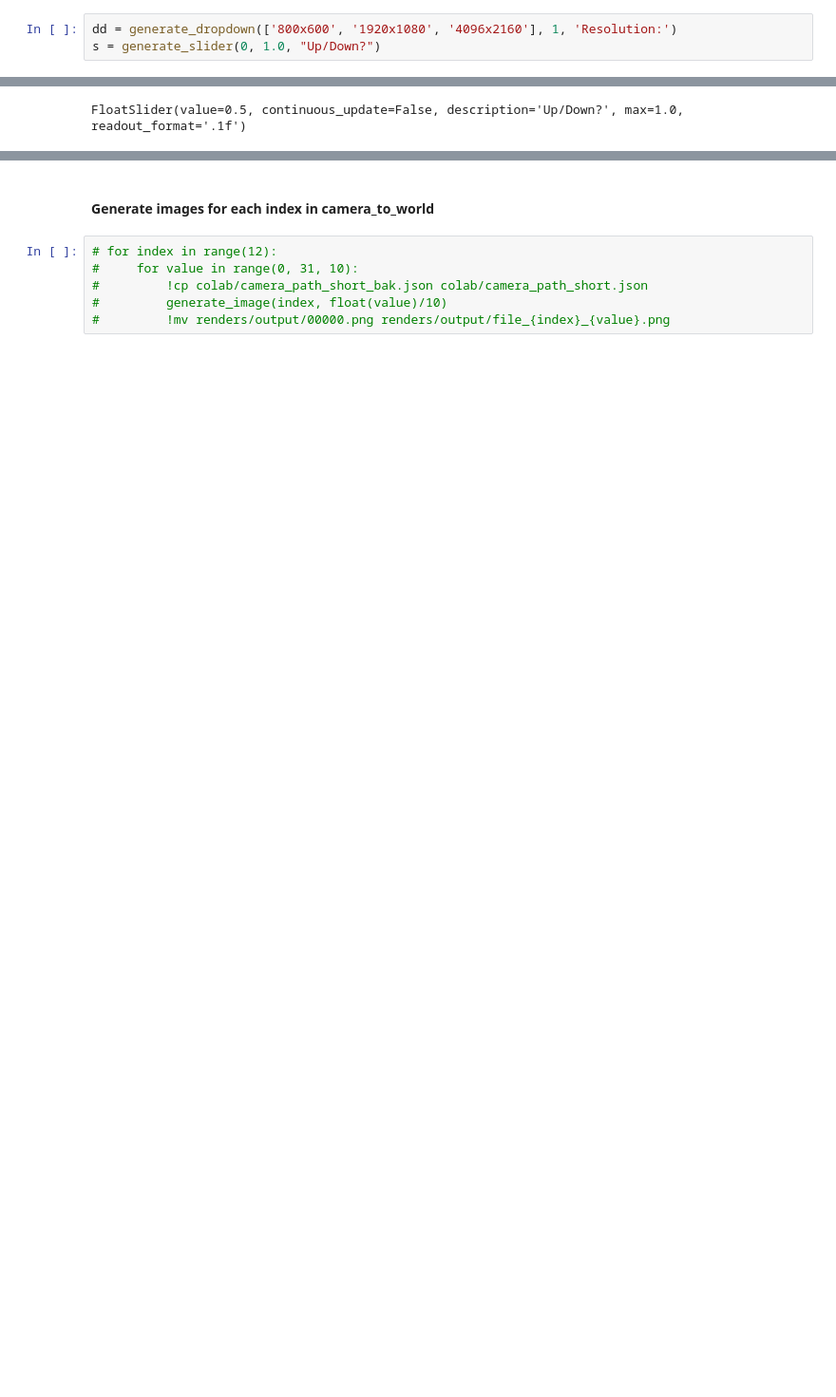
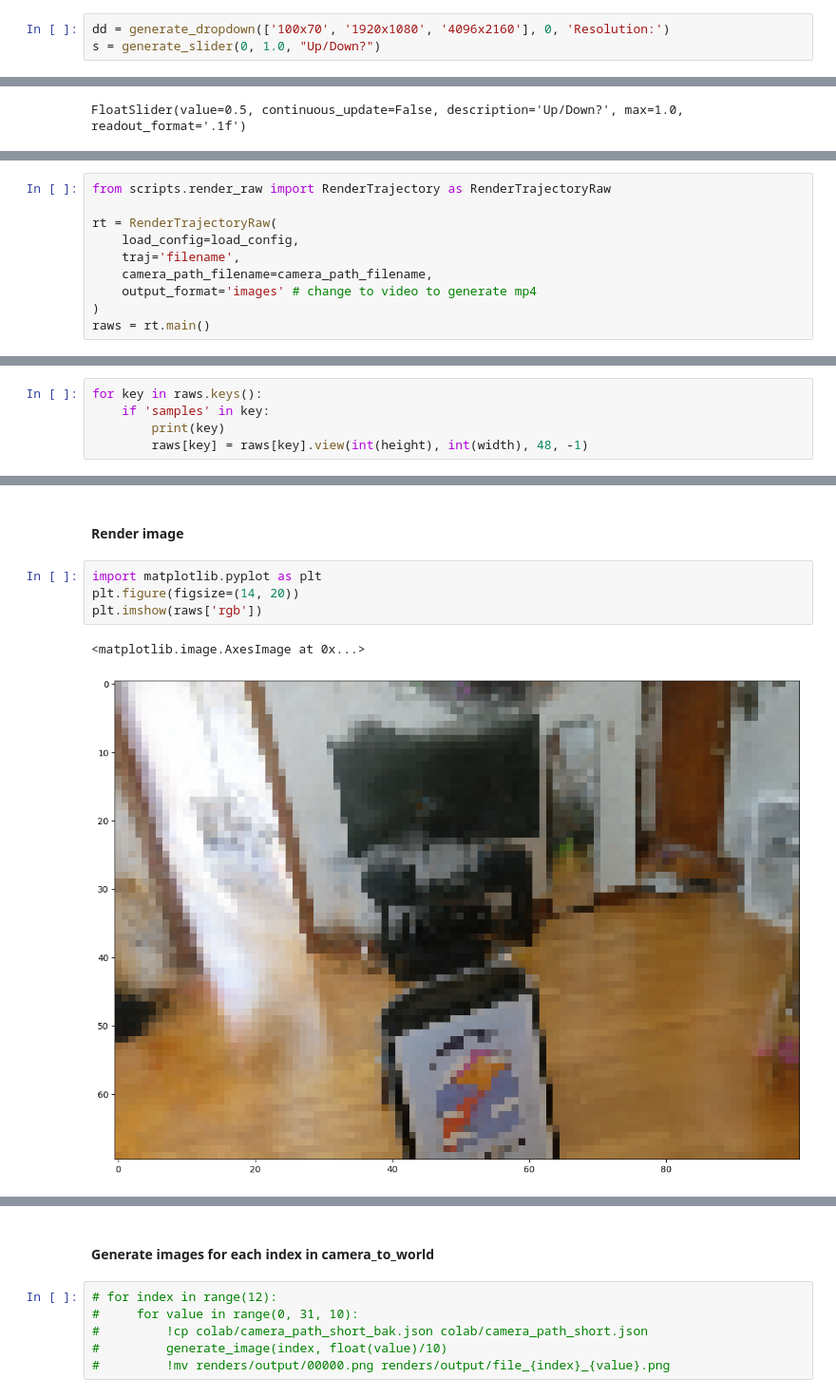
Before and after one commit to misza222/nerfstudio, a Jupyter notebook: colab/GenerateNovelViews.ipynb, the cells around one changed output, grey strips where cells are left out. Shown: that part at 95% size. Cells and saved outputs as stored; diff of their text form; blank space fills up the shorter version.

Commit message:
retrieve samples along the rays

```diff
--- a/colab/GenerateNovelViews.ipynb
+++ b/colab/GenerateNovelViews.ipynb
@@ -94,7 +99,7 @@ load_config = Path('outputs/poster/nerfacto/2023-03-07_140755/config.yml')
 # camera path
 camera_path_filename = Path('colab/camera_path_short.json') # 1 frame
 # %%
-dd = generate_dropdown(['800x600', '1920x1080', '4096x2160'], 1, 'Resolution:')
+dd = generate_dropdown(['100x70', '1920x1080', '4096x2160'], 0, 'Resolution:')
 s = generate_slider(0, 1.0, "Up/Down?")
 # %% [output]
 [interactive output not drawn]
@@ -117,0 +127,10 @@ Creating trajectory images
+# %%
+from scripts.render_raw import RenderTrajectory as RenderTrajectoryRaw
+
+rt = RenderTrajectoryRaw(
+    load_config=load_config,
+    traj='filename',
+    camera_path_filename=camera_path_filename,
+    output_format='images' # change to video to generate mp4
+)
+raws = rt.main()
@@ -117,0 +153,5 @@ Creating trajectory images
+# %%
+for key in raws.keys():
+    if 'samples' in key:
+        print(key)
+        raws[key] = raws[key].view(int(height), int(width), 48, -1)
@@ -117,0 +165,9 @@ Creating trajectory images
+# %% [markdown]
+#### Render image
+# %%
+import matplotlib.pyplot as plt
+plt.figure(figsize=(14, 20))
+plt.imshow(raws['rgb'])
+# %% [output]
+<matplotlib.image.AxesImage at 0x...>
+[figure, added]
```
Also changed, not shown: parts of 19 cells of this notebook, 3 other files.
